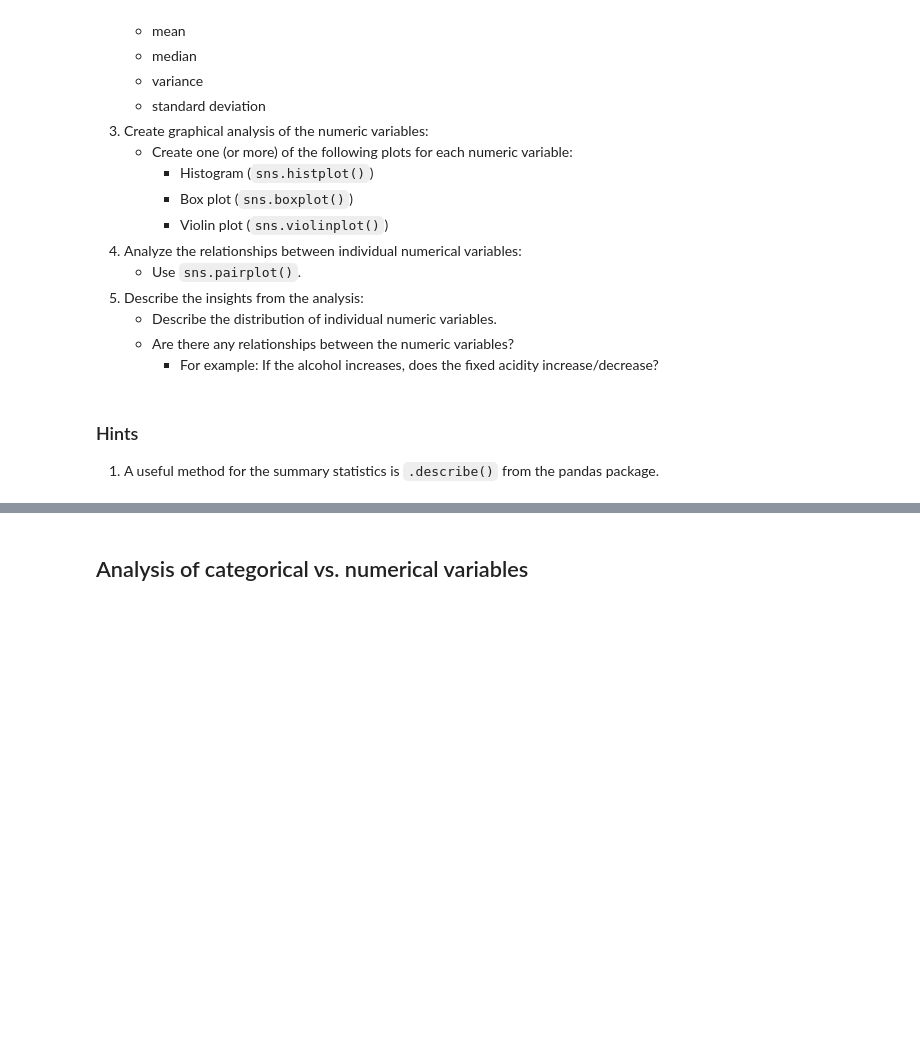
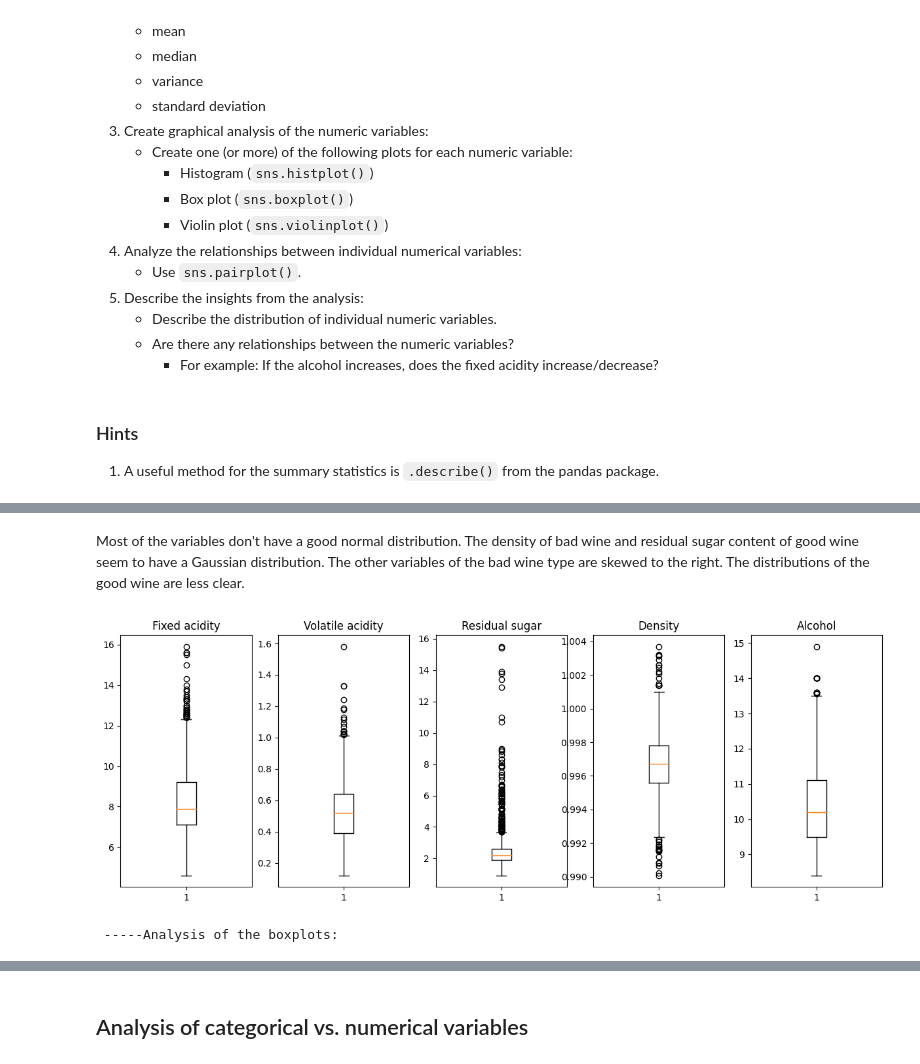
Before and after one commit to Evadacunha/Competition_ELLS2024, a Jupyter notebook: ELLS_quiz_2_assignment.ipynb, the cells around one changed output, grey strips where cells are left out. Drawn from its saved outputs; the diff is of its cells as text; code cells hidden in the pictures; blank space fills up the shorter version.

```diff
--- a/ELLS_quiz_2_assignment.ipynb
+++ b/ELLS_quiz_2_assignment.ipynb
@@ -183,0 +255,20 @@ Analyze the categorical and numerical variables separately.
+# %% [markdown]
+Most of the variables don't have a good normal distribution. The density of bad wine and residual sugar content of good wine seem to have a Gaussian distribution.
+The other variables of the bad wine type are skewed to the right. The distributions of the good wine are less clear.
+# %%
+fig, axs = plt.subplots(1,5,figsize=(15,5))
+axs[0].boxplot(df.iloc[:,0])
+axs[0].set_title('Fixed acidity')
+axs[1].boxplot(df.iloc[:,1])
+axs[1].set_title('Volatile acidity')
+axs[2].boxplot(df.iloc[:,2])
+axs[2].set_title('Residual sugar')
+axs[3].boxplot(df.iloc[:,3])
+axs[3].set_title('Density')
+axs[4].boxplot(df.iloc[:,4])
+axs[4].set_title('Alcohol')
+plt.show()
+print("\n -----Analysis of the boxplots:")
+# %% [output]
+[figure, added]
+ -----Analysis of the boxplots:
```
Also changed, not shown: parts of 17 cells of this notebook.
